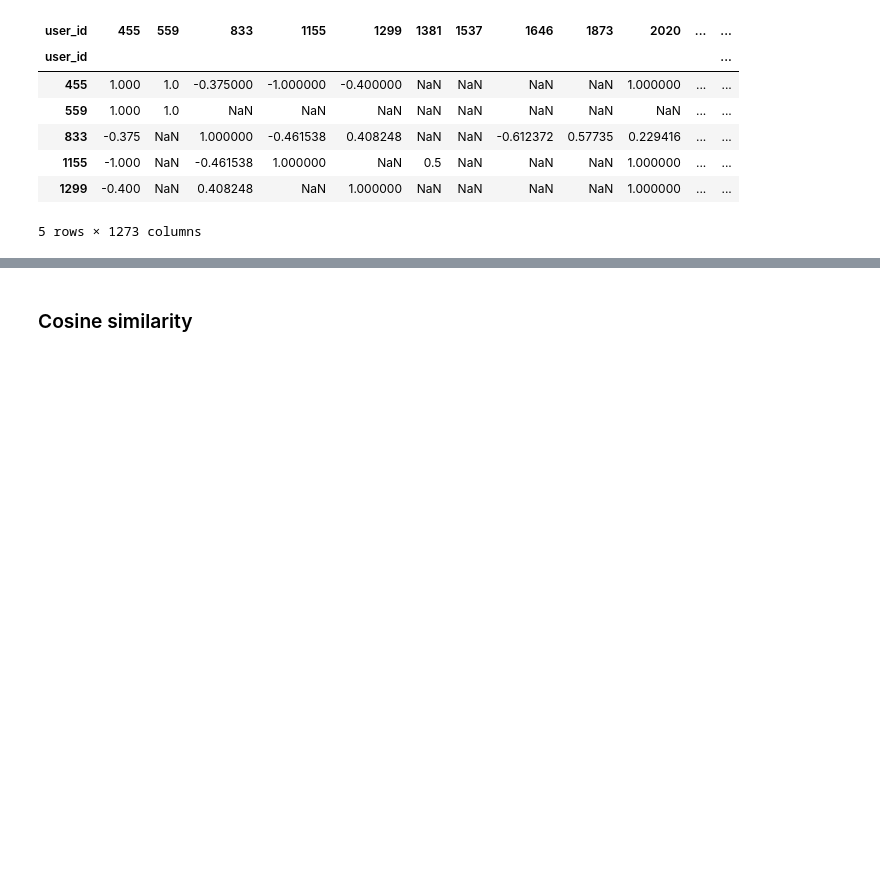
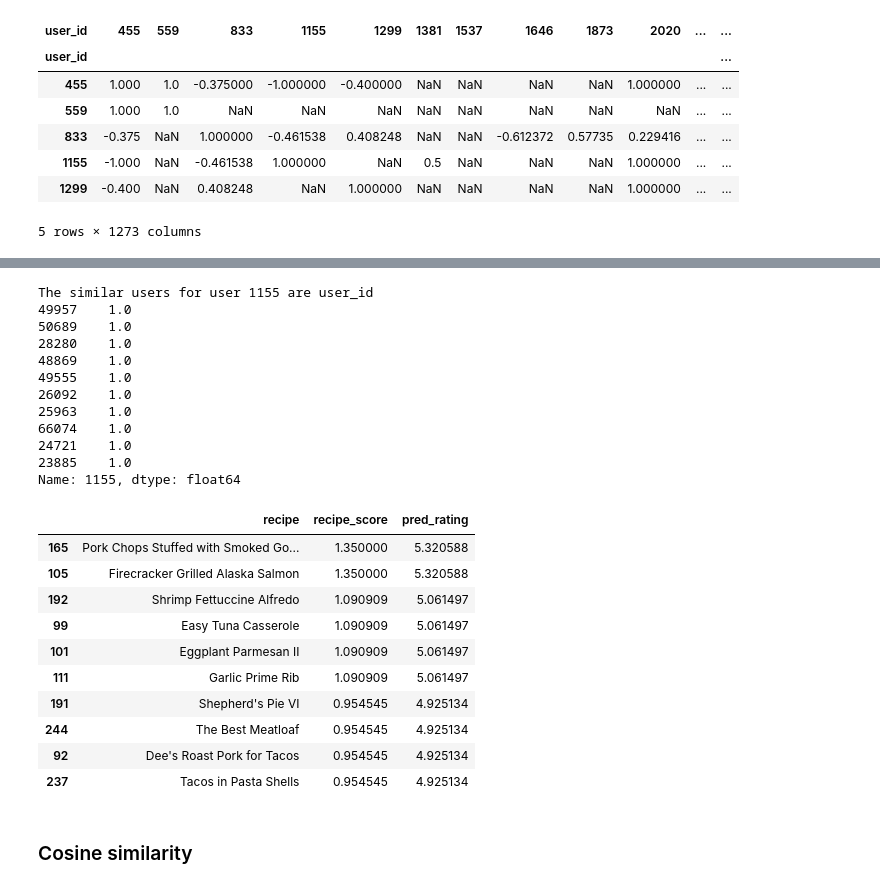
Before and after one commit to snorrealv/info345_semester_assignment, a Jupyter notebook: basic_recommender.ipynb, the cells around one changed output, grey strips where cells are left out. Drawn from its saved outputs; the diff is of its cells as text; code cells hidden in the pictures; blank space fills up the shorter version.

```diff
--- a/basic_recommender.ipynb
+++ b/basic_recommender.ipynb
@@ -277,8 +269,0 @@ How to find similar users? We can use user_id 455 to show.
-# %%
-# Exclude user 455 from the similar user list, and choose number of similar users
-
-our_user = 455
-
-pearson_sim.drop(index = our_user, inplace=True)
-
-pearson_sim.head()  # shows that user 455 is gone!
@@ -298,14 +269,0 @@ We chose the threshold = 0.3, which means that a user must have at least a Pears
-# %%
-num_sim_users = 10
-
-sim_threshold = 0.2
-
-sim_users = pearson_sim[pearson_sim[our_user]>sim_threshold][our_user].sort_values(ascending= False)[:num_sim_users]
-
-sorted_users = pearson_sim[pearson_sim[our_user]==1.0][our_user].sort_values(ascending= False)
-
-#print the top 10 similar users:
-print(f'The similar users for user {our_user} are', sim_users)
-
-#how many users have a pearson correlation coefficient of 1.0??
-print('The number of users that have a pearson correlation coefficient of 1.0 with user455 is:',sorted_users.count())
@@ -359,6 +269,0 @@ our_user_rated
-# %%
-# Removing the recipes above
-
-sim_user_recipes.drop(our_user_rated.columns,axis=1, inplace= True, errors = 'ignore')
-
-#sim_user_recipes   # shows they are gone
@@ -411,11 +315,11 @@ ranking_recipe_scores.head(top)
 # %%
-# The average rating for our user
-avg_rating = ratings_matrix[ratings_matrix.index == our_user].T.mean()[our_user]
+def recommend_and_predict(userID, sim_matrix):
+    ranking_recipe_scores = recommend_using_pearson(userID, sim_matrix)
 
-# Print the average rating
-print(f'The average movie rating for user {our_user} is {avg_rating:.2f}')
+    # The average rating for the given user
+    avg_rating = ratings_matrix[ratings_matrix.index == userID].T.mean()[userID]
 
-# Calcuate the predicted rating
-ranking_recipe_scores['pred_rating'] = ranking_recipe_scores['recipe_score'] + avg_rating
+    ranking_recipe_scores['pred_rating'] = ranking_recipe_scores['recipe_score'] + avg_rating
+    recipes_to_predict = ranking_recipe_scores.head(top_recipes)
 
-ranking_recipe_scores.head(top)
+    return recipes_to_predict
@@ -437,3 +326,30 @@ The average movie rating for user 455 is 4.25
+# %%
+pearson_copy = pearson_sim.copy()
+recommend_and_predict(1155, pearson_copy)
+# %% [output]
+The similar users for user 1155 are user_id
+49957    1.0
+50689    1.0
+28280    1.0
+48869    1.0
+49555    1.0
+26092    1.0
+25963    1.0
+66074    1.0
+24721    1.0
+23885    1.0
+Name: 1155, dtype: float64
+|  | recipe | recipe_score | pred_rating |
+| 165 | Pork Chops Stuffed with Smoked Go... | 1.350000 | 5.320588 |
+| 105 | Firecracker Grilled Alaska Salmon | 1.350000 | 5.320588 |
+| 192 | Shrimp Fettuccine Alfredo | 1.090909 | 5.061497 |
+| 99 | Easy Tuna Casserole | 1.090909 | 5.061497 |
+| 101 | Eggplant Parmesan II | 1.090909 | 5.061497 |
+| 111 | Garlic Prime Rib | 1.090909 | 5.061497 |
+| 191 | Shepherd's Pie VI | 0.954545 | 4.925134 |
+| 244 | The Best Meatloaf | 0.954545 | 4.925134 |
+| 92 | Dee's Roast Pork for Tacos | 0.954545 | 4.925134 |
+| 237 | Tacos in Pasta Shells | 0.954545 | 4.925134 |
 # %% [markdown]
 ### Cosine similarity
 # %% [markdown]
```
Also changed, not shown: parts of 25 cells of this notebook.
